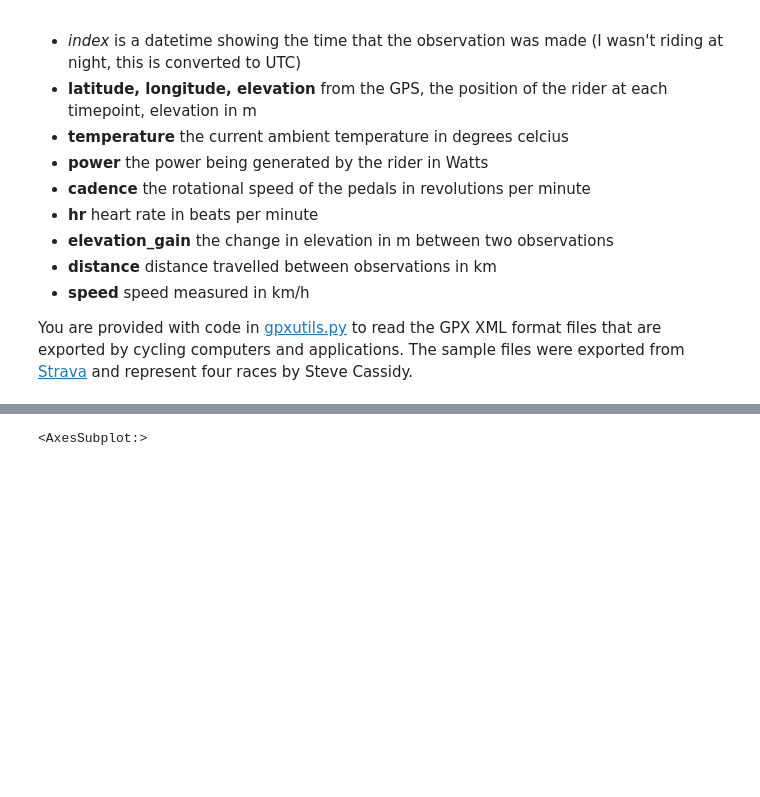
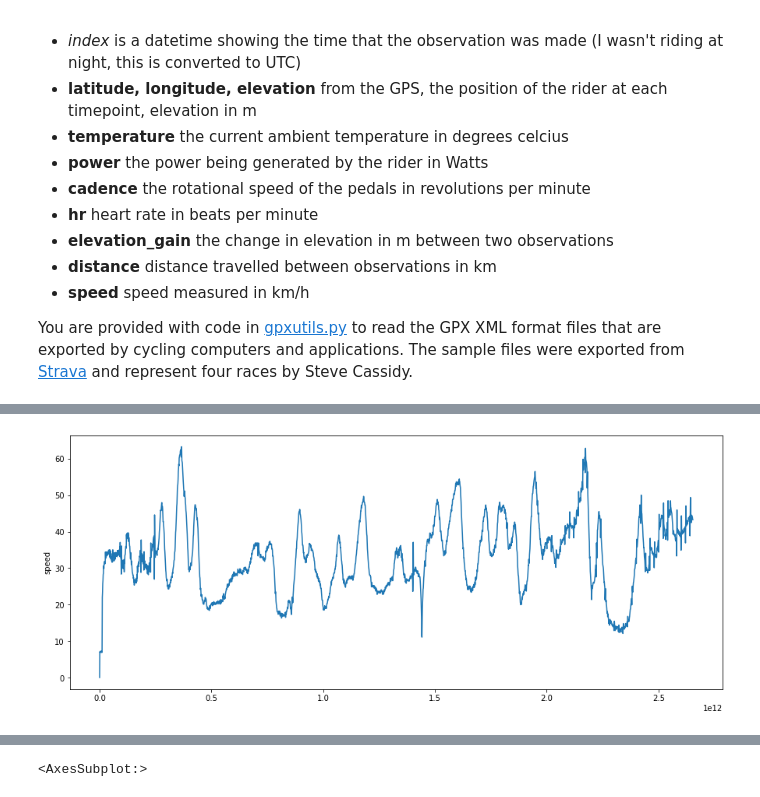
Before and after one commit to liamflannery/data-science-portfolio-liamflannery, a Jupyter notebook: Portfolio 1.ipynb, the cells around one changed output, grey strips where cells are left out. Saved outputs shown, nothing was run; the diff lists cells and outputs as text; code cells hidden in the pictures; blank space fills up the shorter version.

```diff
--- a/Portfolio 1.ipynb
+++ b/Portfolio 1.ipynb
@@ -64,0 +126,5 @@ def summary(dataframe):
+# %%
+plt.figure(figsize = (15,6))
+speedPlot(tt_2019)
+# %% [output]
+[figure, added]
```
Also changed, not shown: parts of 25 cells of this notebook.
